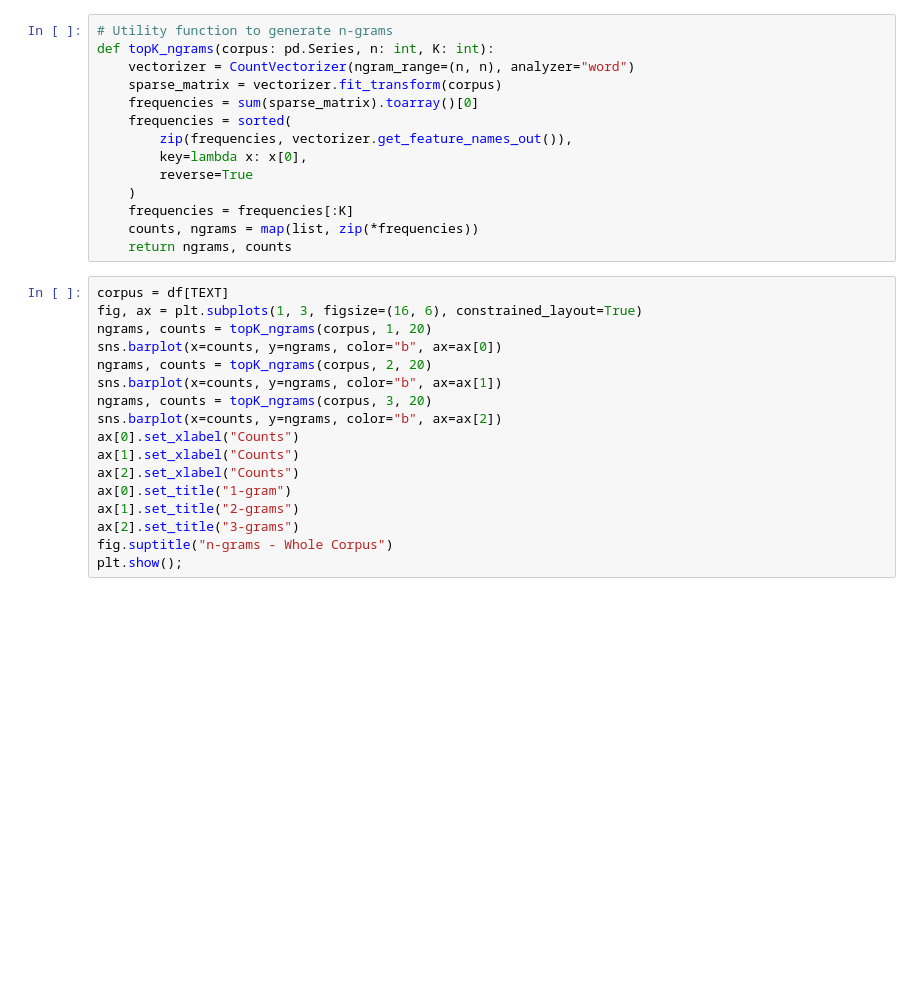
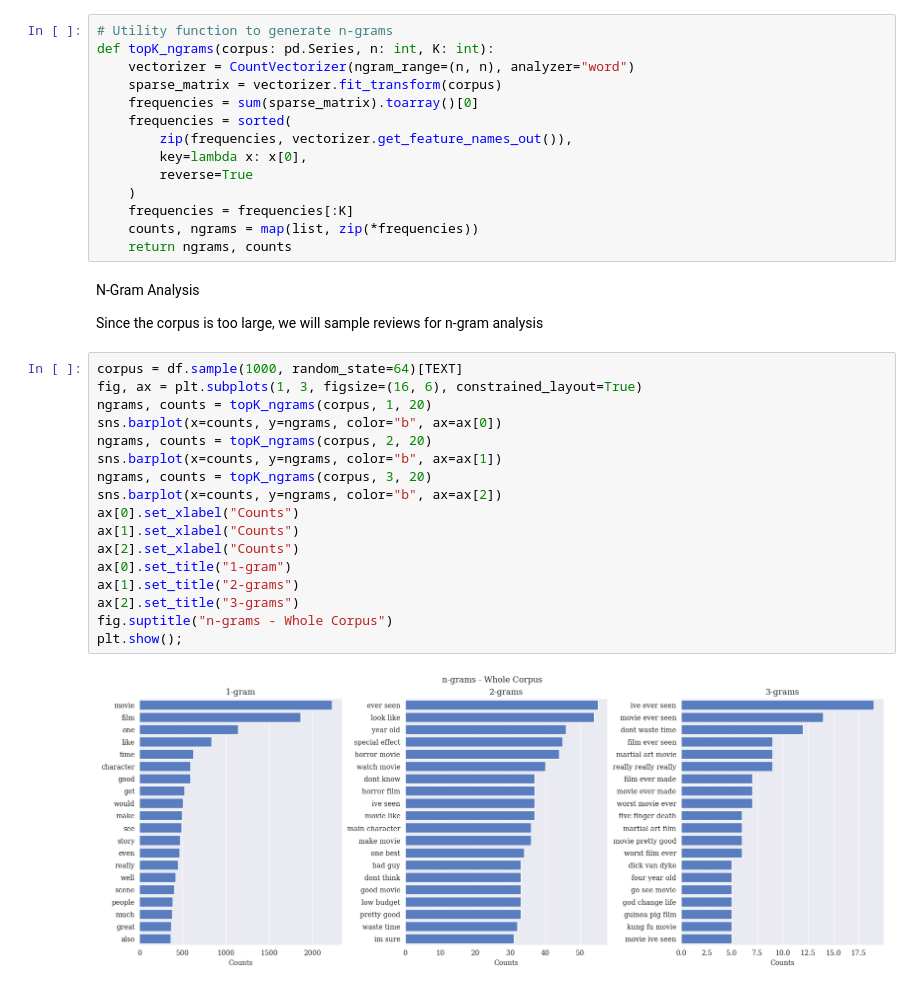
Before and after one commit to vishu-tyagi/Sentiment-Analysis-IMDB, a Jupyter notebook: notebooks/exploratory-data-analysis.ipynb, the cells around one changed output. Saved outputs shown, nothing was run; the diff lists cells and outputs as text; blank space fills up the shorter version.

```diff
--- a/notebooks/exploratory-data-analysis.ipynb
+++ b/notebooks/exploratory-data-analysis.ipynb
@@ -161,21 +160,27 @@ def topK_ngrams(corpus: pd.Series, n: int, K: int):
     frequencies = frequencies[:K]
     counts, ngrams = map(list, zip(*frequencies))
     return ngrams, counts
+# %% [markdown]
+N-Gram Analysis
+
+Since the corpus is too large, we will sample reviews for n-gram analysis
 # %%
-corpus = df[TEXT]
+corpus = df.sample(1000, random_state=64)[TEXT]
 fig, ax = plt.subplots(1, 3, figsize=(16, 6), constrained_layout=True)
 ngrams, counts = topK_ngrams(corpus, 1, 20)
 sns.barplot(x=counts, y=ngrams, color="b", ax=ax[0])
 ngrams, counts = topK_ngrams(corpus, 2, 20)
 sns.barplot(x=counts, y=ngrams, color="b", ax=ax[1])
 ngrams, counts = topK_ngrams(corpus, 3, 20)
 sns.barplot(x=counts, y=ngrams, color="b", ax=ax[2])
 ax[0].set_xlabel("Counts")
 ax[1].set_xlabel("Counts")
 ax[2].set_xlabel("Counts")
 ax[0].set_title("1-gram")
 ax[1].set_title("2-grams")
 ax[2].set_title("3-grams")
 fig.suptitle("n-grams - Whole Corpus")
 plt.show();
+# %% [output]
+[figure, added]
 # %%
```
Also changed, not shown: parts of 6 cells of this notebook, 2 other files.
